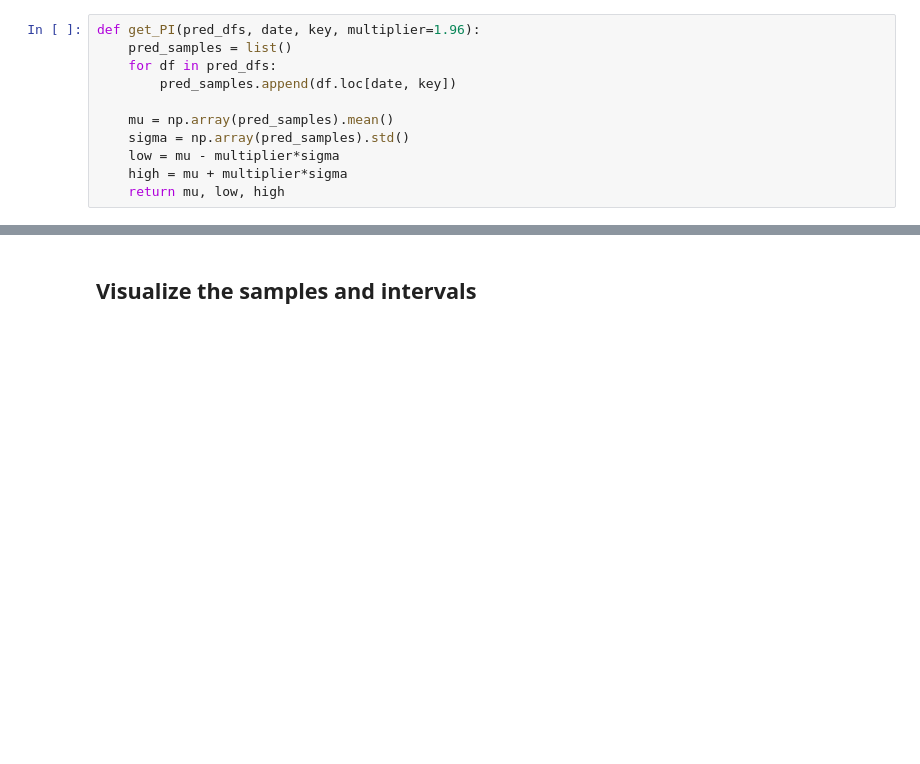
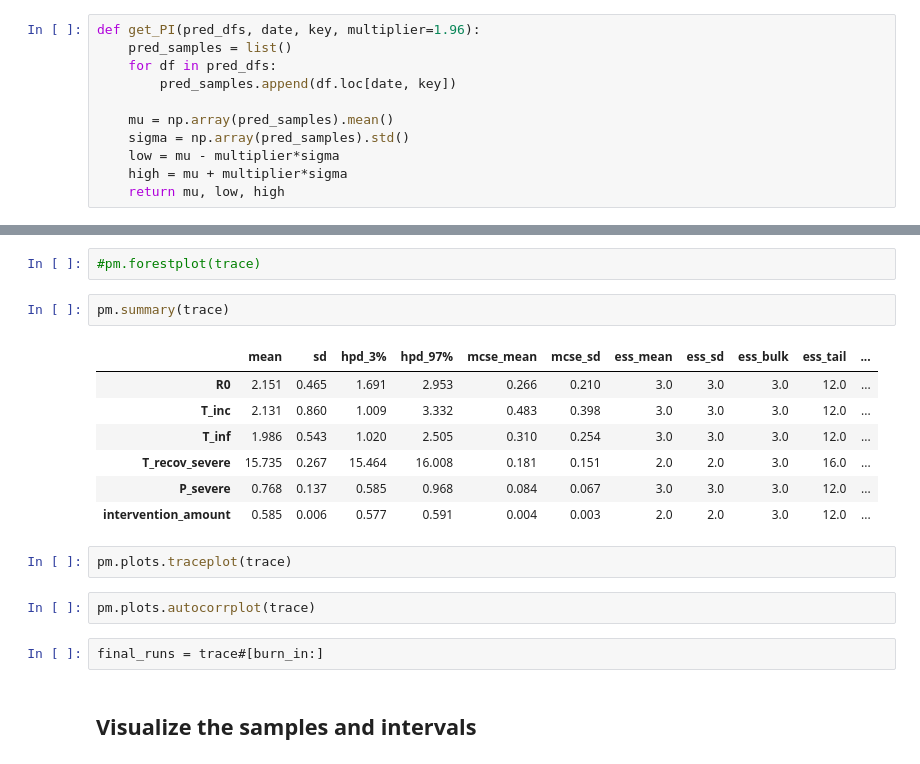
Before and after one commit to WadhwaniAI/covid-modelling, a Jupyter notebook: notebooks/seir/[TRY] pymc3.ipynb, the cells around one changed output, grey strips where cells are left out. Cells and saved outputs as stored; diff of their text form; blank space fills up the shorter version.

```diff
--- a/notebooks/seir/[TRY] pymc3.ipynb
+++ b/notebooks/seir/[TRY] pymc3.ipynb
@@ -432,3 +371,21 @@ len(mcmc[0][0])
+# %%
+#pm.forestplot(trace)
+# %%
+pm.summary(trace)
+# %% [output]
+|  | mean | sd | hpd_3% | hpd_97% | mcse_mean | mcse_sd | ess_mean | ess_sd | ess_bulk | ess_tail | ... |
+| R0 | 2.151 | 0.465 | 1.691 | 2.953 | 0.266 | 0.210 | 3.0 | 3.0 | 3.0 | 12.0 | ... |
+| T_inc | 2.131 | 0.860 | 1.009 | 3.332 | 0.483 | 0.398 | 3.0 | 3.0 | 3.0 | 12.0 | ... |
+| T_inf | 1.986 | 0.543 | 1.020 | 2.505 | 0.310 | 0.254 | 3.0 | 3.0 | 3.0 | 12.0 | ... |
+| T_recov_severe | 15.735 | 0.267 | 15.464 | 16.008 | 0.181 | 0.151 | 2.0 | 2.0 | 3.0 | 16.0 | ... |
+| P_severe | 0.768 | 0.137 | 0.585 | 0.968 | 0.084 | 0.067 | 3.0 | 3.0 | 3.0 | 12.0 | ... |
+| intervention_amount | 0.585 | 0.006 | 0.577 | 0.591 | 0.004 | 0.003 | 2.0 | 2.0 | 3.0 | 12.0 | ... |
+# %%
+pm.plots.traceplot(trace)
+# %%
+pm.plots.autocorrplot(trace)
+# %%
+final_runs = trace#[burn_in:]
 # %% [markdown]
 ## Visualize the samples and intervals
 # %%
```
Also changed, not shown: parts of 55 cells of this notebook.
